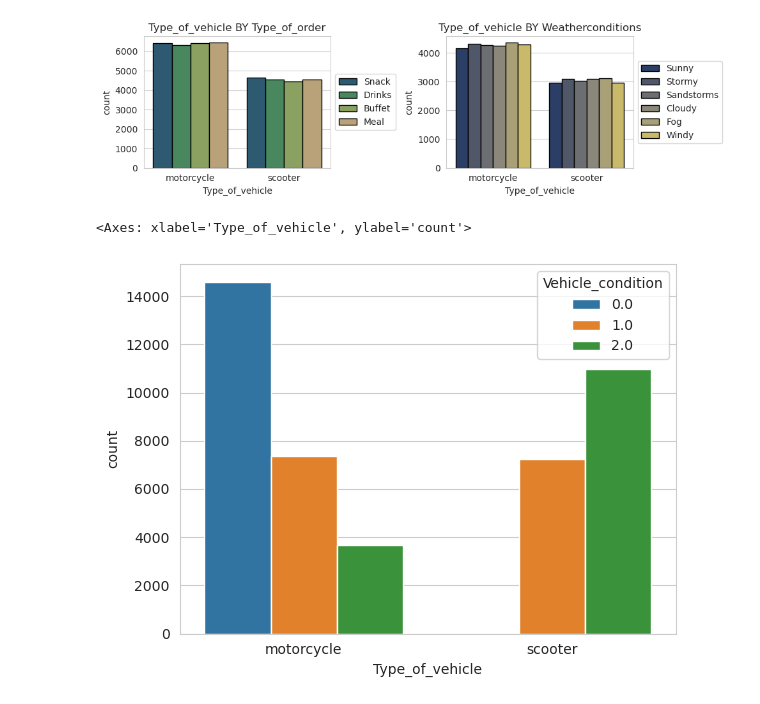
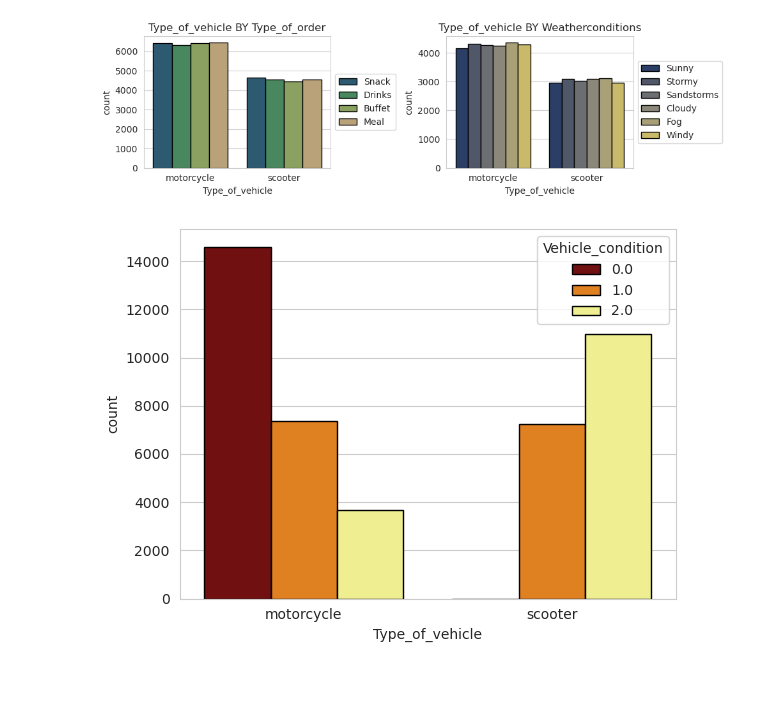
Before and after one commit to liamarguedas/uber-eats-delivery-time, a Jupyter notebook: notebooks/analyze-and-explore-data.ipynb, the cells around one changed output. Drawn from its saved outputs; the diff is of its cells as text; code cells hidden in the pictures.

```diff
--- a/notebooks/analyze-and-explore-data.ipynb
+++ b/notebooks/analyze-and-explore-data.ipynb
@@ -935,8 +935,8 @@ plt.tight_layout()
 # %% [output]
 [figure]
 # %%
-sns.countplot(data, x = 'Type_of_vehicle', hue = 'Vehicle_condition')
+sns.countplot(data, x = 'Type_of_vehicle', hue = 'Vehicle_condition', palette = 'afmhot', edgecolor = 'k')
+plt.title('Type_of_vehicle by condition);
 # %% [output]
-<Axes: xlabel='Type_of_vehicle', ylabel='count'>
-[figure, old version]
+[figure, new version]
 # %%
```
Also changed, not shown: parts of 16 cells of this notebook.
